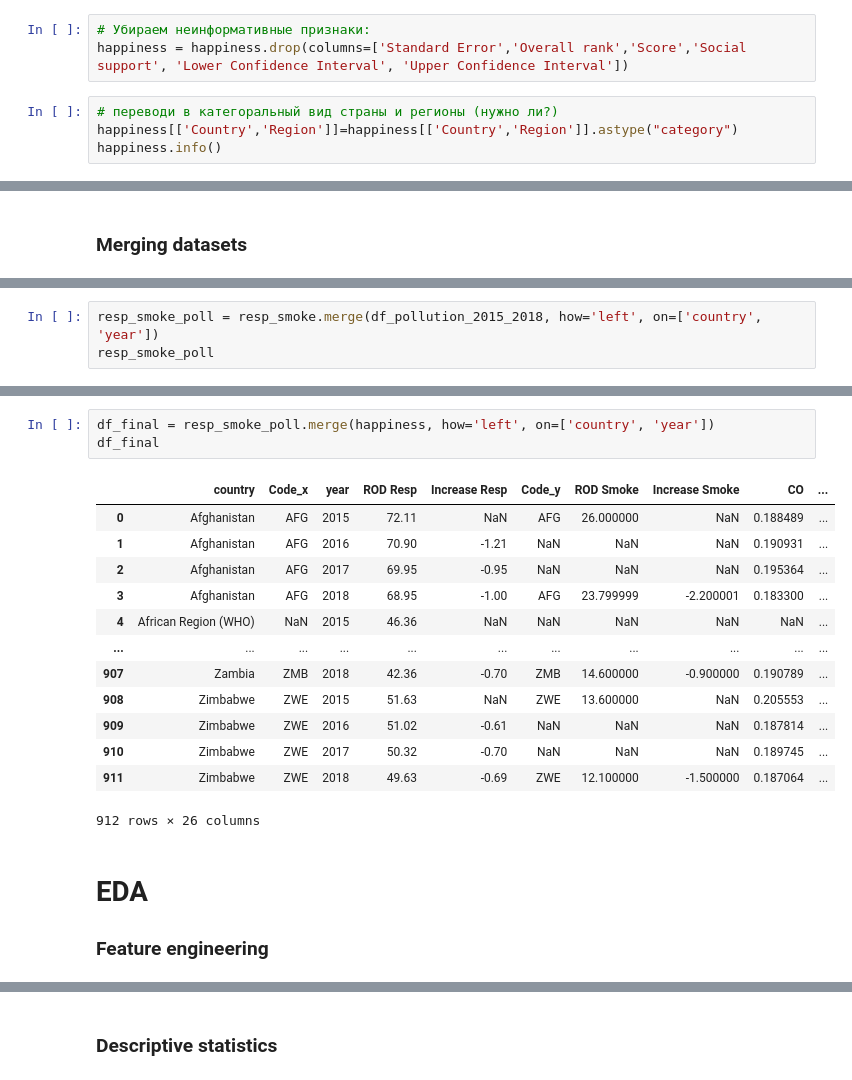
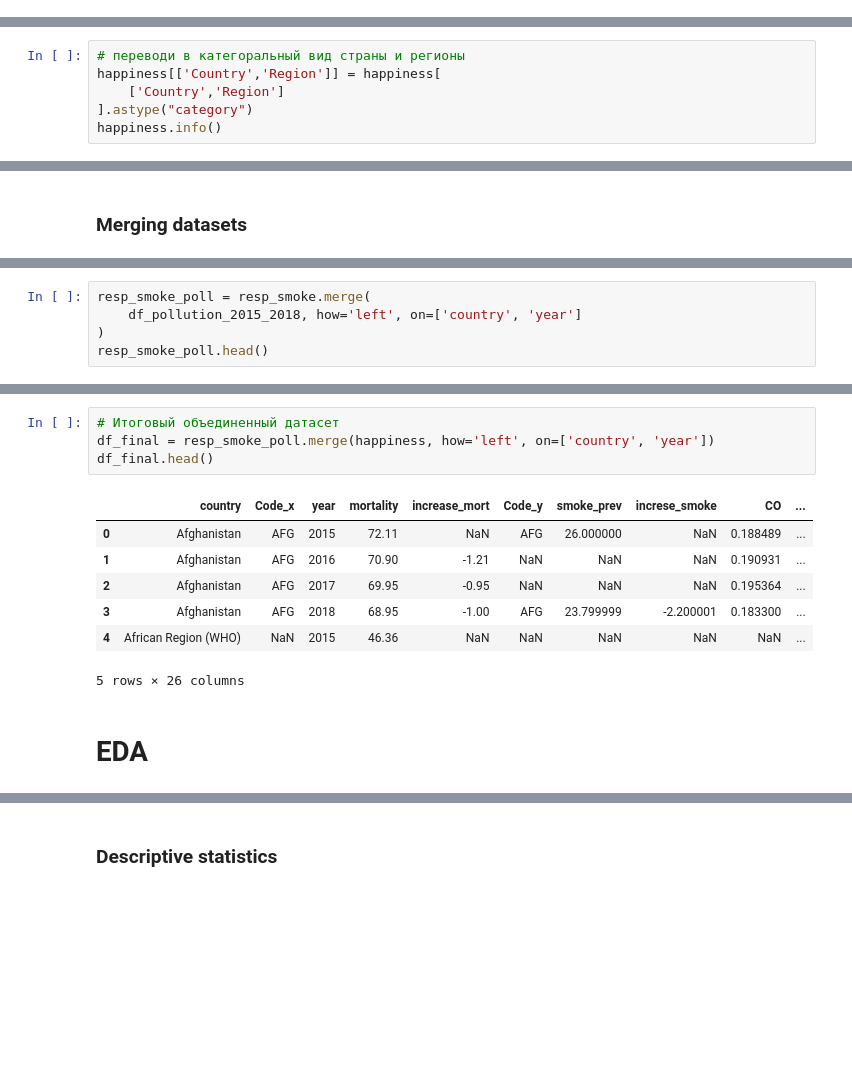
Before and after one commit to ekaterinatao/Pawlull, a Jupyter notebook: Team_Pawfull.ipynb, the cells around one changed output, grey strips where cells are left out. Cells and saved outputs as stored; diff of their text form; blank space fills up the shorter version.

```diff
--- a/Team_Pawfull.ipynb
+++ b/Team_Pawfull.ipynb
@@ -451,7 +579,0 @@ Index(['Country', 'Region', 'Happiness Score', 'Lower Confidence Interval',
-# %%
-# Убираем неинформативные признаки:
-happiness = happiness.drop(columns=['Standard Error','Overall rank','Score','Social support', 'Lower Confidence Interval', 'Upper Confidence Interval'])
-# %%
-# переводи в категоральный вид страны и регионы (нужно ли?)
-happiness[['Country','Region']]=happiness[['Country','Region']].astype("category")
-happiness.info()
@@ -493,2 +580,8 @@ happiness
 # %% [markdown]
 ### Converting to suitable data types
+# %%
+# переводи в категоральный вид страны и регионы
+happiness[['Country','Region']] = happiness[
+    ['Country','Region']
+].astype("category")
+happiness.info()
@@ -556,4 +642,6 @@ resp_smoke
 # %%
-resp_smoke_poll = resp_smoke.merge(df_pollution_2015_2018, how='left', on=['country', 'year'])
-resp_smoke_poll
+resp_smoke_poll = resp_smoke.merge(
+    df_pollution_2015_2018, how='left', on=['country', 'year']
+)
+resp_smoke_poll.head()
 # %% [output]
@@ -573,20 +654,14 @@ resp_smoke_poll
 # %%
+# Итоговый объединенный датасет
 df_final = resp_smoke_poll.merge(happiness, how='left', on=['country', 'year'])
-df_final
+df_final.head()
 # %% [output]
-|  | country | Code_x | year | ROD Resp | Increase Resp | Code_y | ROD Smoke | Increase Smoke | CO | ... |
+|  | country | Code_x | year | mortality | increase_mort | Code_y | smoke_prev | increse_smoke | CO | ... |
 | 0 | Afghanistan | AFG | 2015 | 72.11 | NaN | AFG | 26.000000 | NaN | 0.188489 | ... |
 | 1 | Afghanistan | AFG | 2016 | 70.90 | -1.21 | NaN | NaN | NaN | 0.190931 | ... |
 | 2 | Afghanistan | AFG | 2017 | 69.95 | -0.95 | NaN | NaN | NaN | 0.195364 | ... |
 | 3 | Afghanistan | AFG | 2018 | 68.95 | -1.00 | AFG | 23.799999 | -2.200001 | 0.183300 | ... |
 | 4 | African Region (WHO) | NaN | 2015 | 46.36 | NaN | NaN | NaN | NaN | NaN | ... |
-| ... | ... | ... | ... | ... | ... | ... | ... | ... | ... | ... |
-| 907 | Zambia | ZMB | 2018 | 42.36 | -0.70 | ZMB | 14.600000 | -0.900000 | 0.190789 | ... |
-| 908 | Zimbabwe | ZWE | 2015 | 51.63 | NaN | ZWE | 13.600000 | NaN | 0.205553 | ... |
-| 909 | Zimbabwe | ZWE | 2016 | 51.02 | -0.61 | NaN | NaN | NaN | 0.187814 | ... |
-| 910 | Zimbabwe | ZWE | 2017 | 50.32 | -0.70 | NaN | NaN | NaN | 0.189745 | ... |
-| 911 | Zimbabwe | ZWE | 2018 | 49.63 | -0.69 | ZWE | 12.100000 | -1.500000 | 0.187064 | ... |
-912 rows × 26 columns
+5 rows × 26 columns
 # %% [markdown]
 # EDA
-### Feature engineering
```
Also changed, not shown: parts of 119 cells of this notebook.
